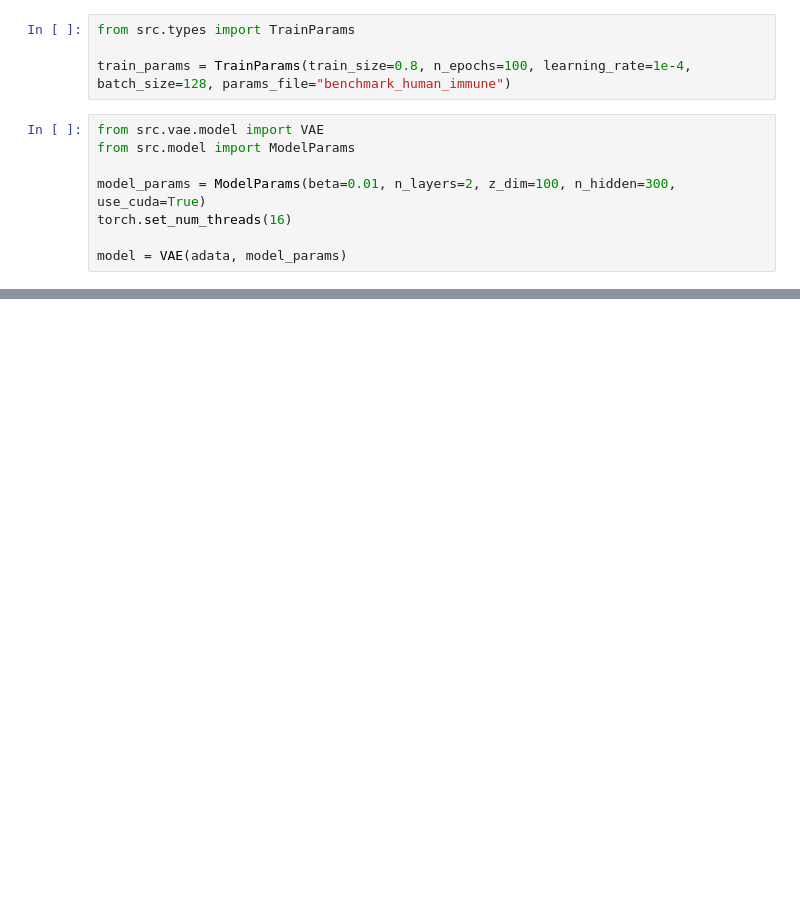
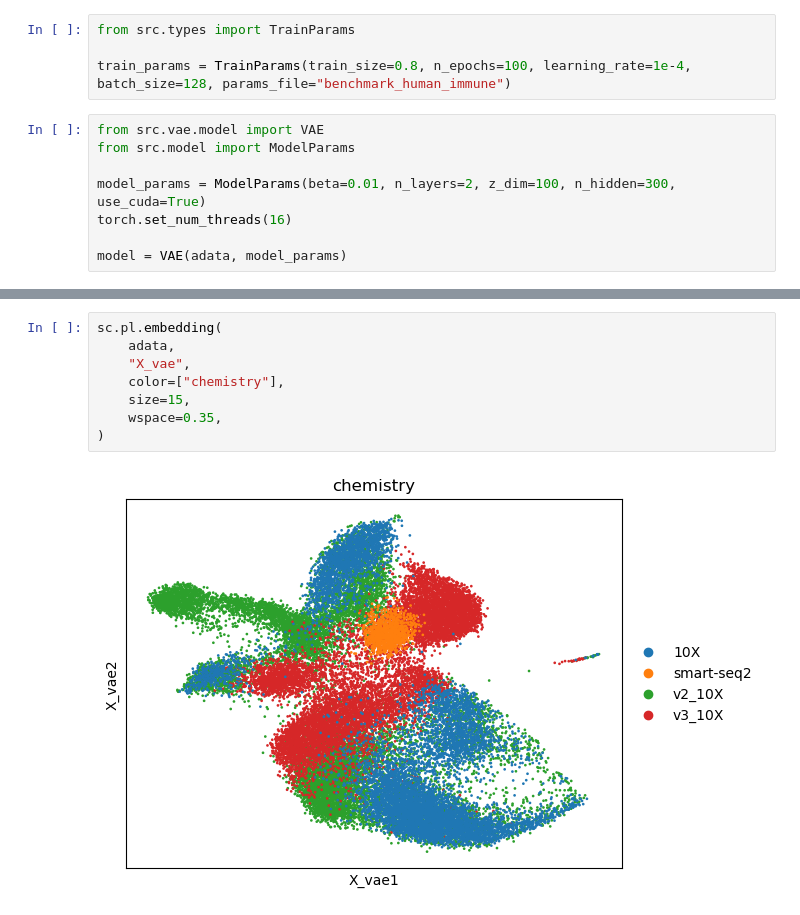
Before and after one commit to annkamsk/mvae, a Jupyter notebook: Benchmark human immune.ipynb, the cells around one changed output, grey strips where cells are left out. Cells and saved outputs as stored; diff of their text form; blank space fills up the shorter version.

```diff
--- a/Benchmark human immune.ipynb
+++ b/Benchmark human immune.ipynb
@@ -117,0 +127,10 @@ sc.pl.embedding(
+# %%
+sc.pl.embedding(
+    adata,
+    "X_vae",
+    color=["chemistry"],
+    size=15,
+    wspace=0.35,
+)
+# %% [output]
+[figure, added]
```
Also changed, not shown: parts of 21 cells of this notebook, 9 other files.
